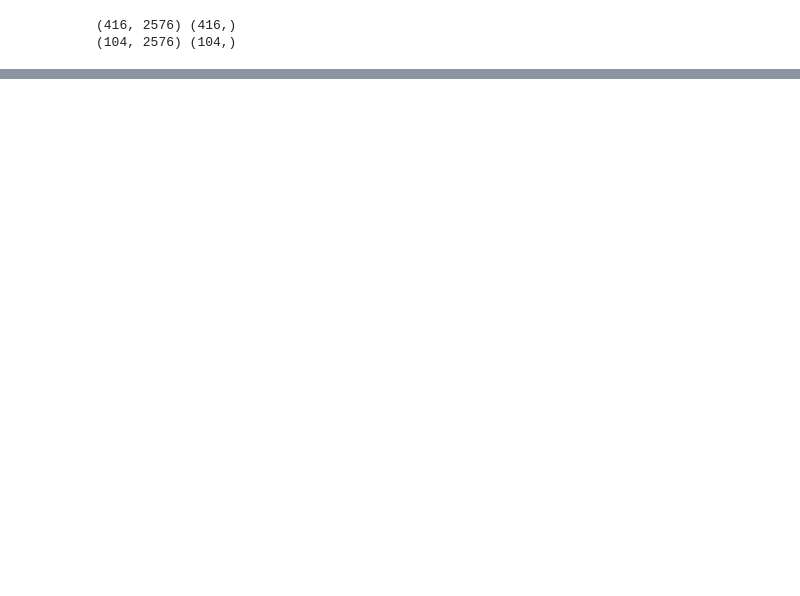
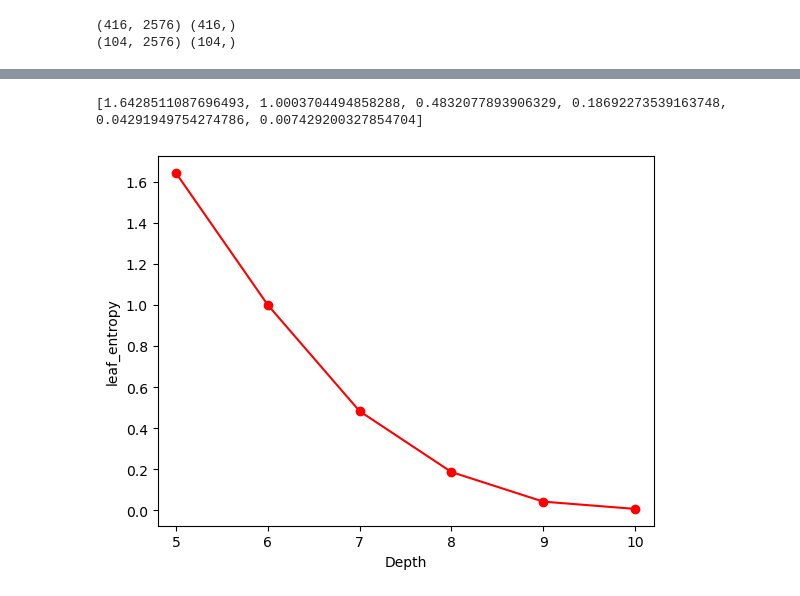
Before and after one commit to cwhoaon/CS485_CW1, a Jupyter notebook: question5/randomforestclassifier.ipynb, the cells around one changed output, grey strips where cells are left out. Cells and saved outputs as stored; diff of their text form; code cells hidden in the pictures; blank space fills up the shorter version.

```diff
--- a/question5/randomforestclassifier.ipynb
+++ b/question5/randomforestclassifier.ipynb
@@ -90,0 +241,7 @@ print(accuracy)
+# %%
+l_H = [model_per_depth[str(depth)][6] for depth in l_depth]
+print(l_H)
+plot_graph(l_depth, "Depth", l_H, "leaf_entropy")
+# %% [output]
+[1.6428511087696493, 1.0003704494858288, 0.4832077893906329, 0.18692273539163748, 0.04291949754274786, 0.007429200327854704]
+[figure, added]
```
Also changed, not shown: parts of 56 cells of this notebook, 7 other files.
